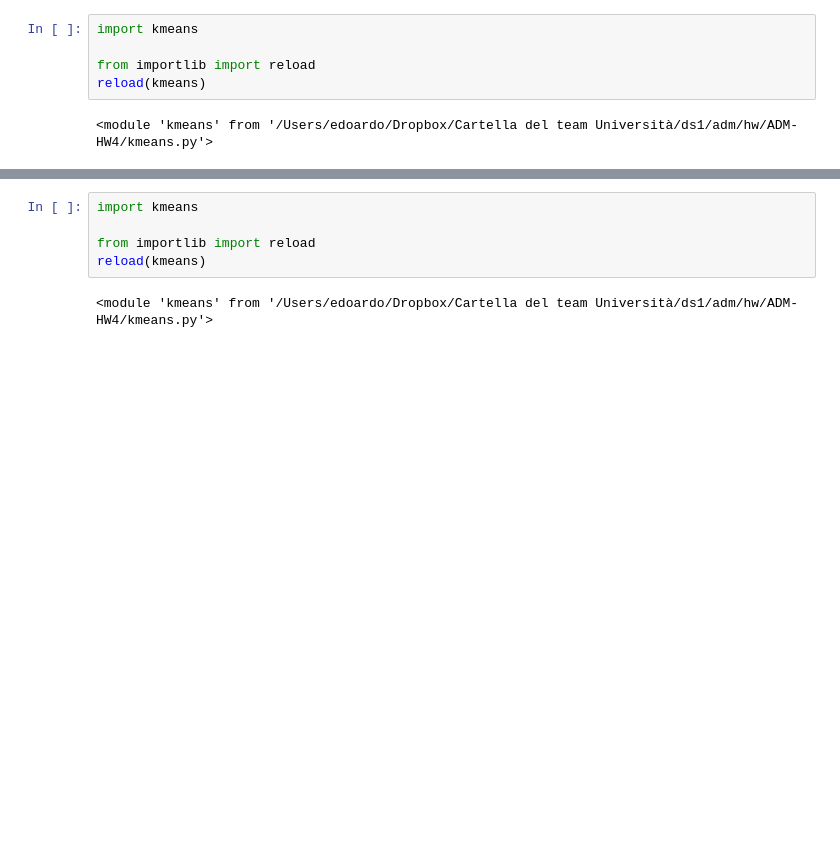
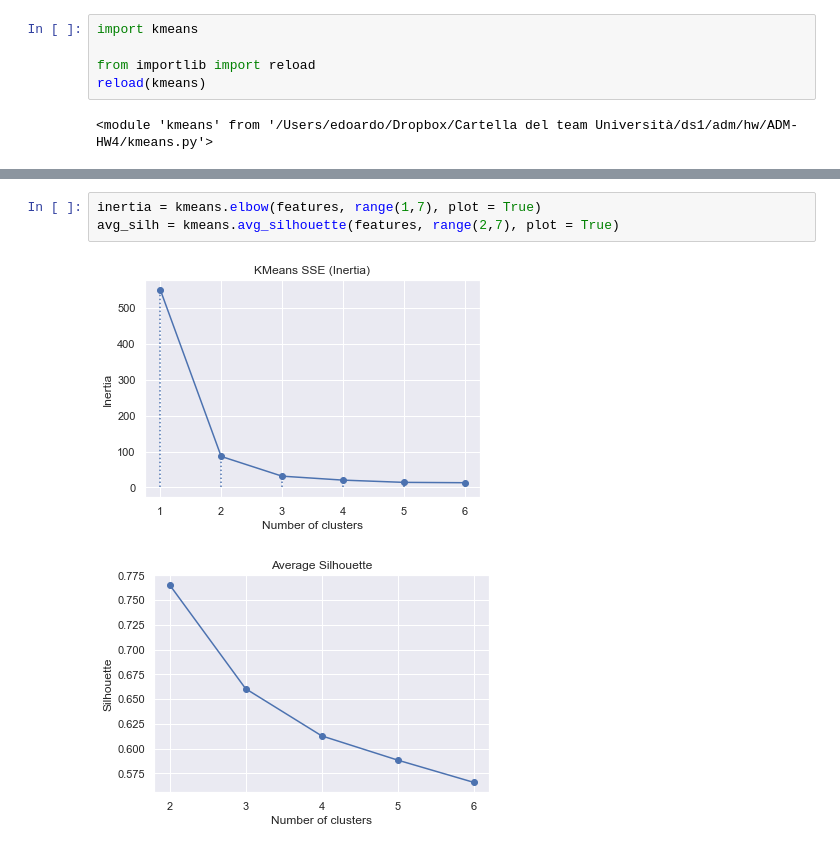
Before and after one commit to ClaraL27/ADM-HW4, a Jupyter notebook: kmeans.ipynb, the cells around one changed output, grey strips where cells are left out. Cells and saved outputs as stored; diff of their text form; blank space fills up the shorter version.

```diff
--- a/kmeans.ipynb
+++ b/kmeans.ipynb
@@ -28,8 +22,7 @@ model.display(features['petal.width'], features['petal.length'],
-# %%
-import kmeans
-
-from importlib import reload
-reload(kmeans)
-# %% [output]
-<module 'kmeans' from '/Users/edoardo/Dropbox/Cartella del team Università/ds1/adm/hw/ADM-HW4/kmeans.py'>
+# %%
+inertia = kmeans.elbow(features, range(1,7), plot = True)
+avg_silh = kmeans.avg_silhouette(features, range(2,7), plot = True)
+# %% [output]
+[figure, new version]
+[figure, added]
 # %%
```
Also changed, not shown: parts of 9 cells of this notebook, 1 other file.
